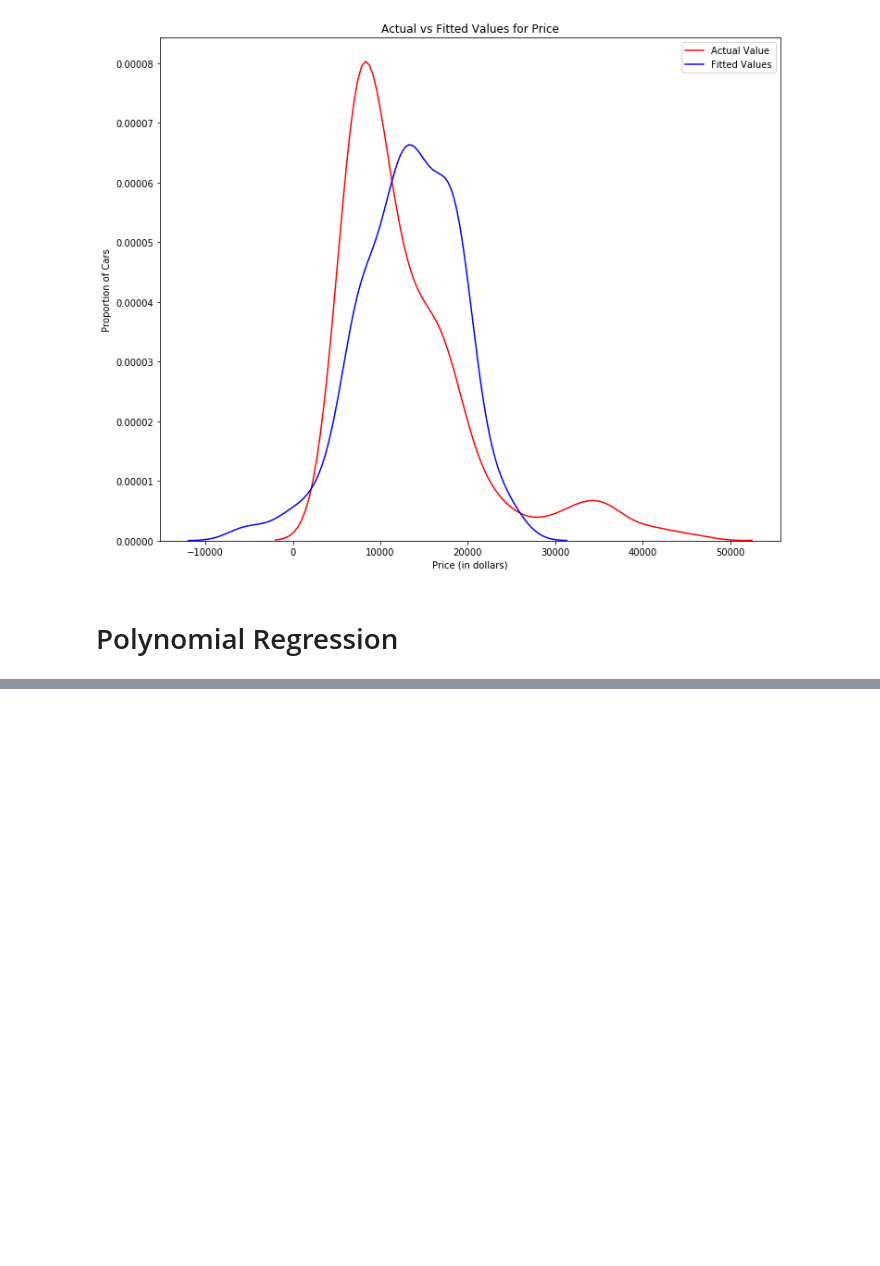
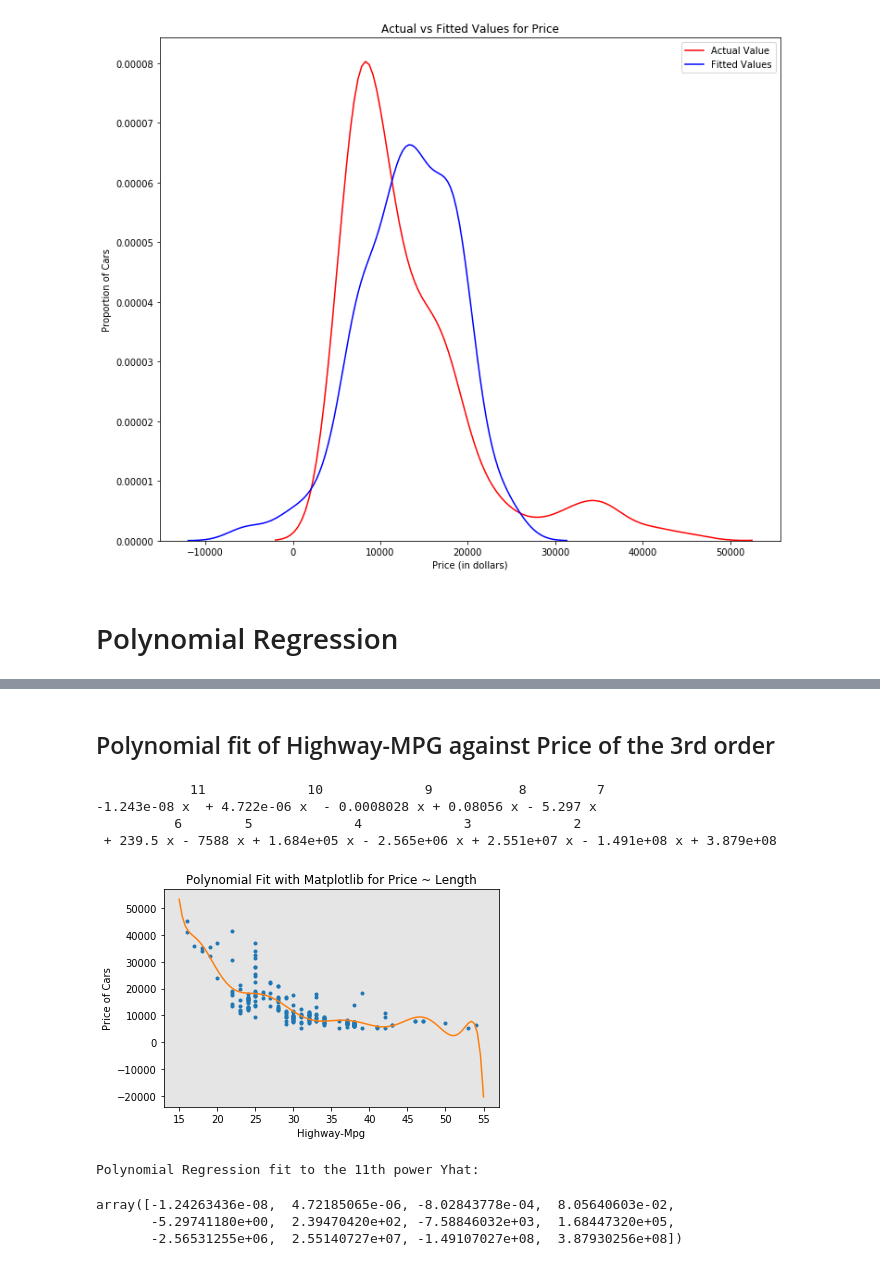
Before and after one commit to sdman135/Cars-project, a Jupyter notebook: Untitled.ipynb, the cells around one changed output, grey strips where cells are left out. Saved outputs shown, nothing was run; the diff lists cells and outputs as text; code cells hidden in the pictures; blank space fills up the shorter version.

```diff
--- a/Untitled.ipynb
+++ b/Untitled.ipynb
@@ -250,0 +273,14 @@ y = df['price']
+# %% [markdown]
+## Polynomial fit of Highway-MPG against Price of the 3rd order
+# %%
+PlotPolly(df['highway-mpg'],df['price'],11)
+# %% [output]
+            11             10             9           8         7
+-1.243e-08 x  + 4.722e-06 x  - 0.0008028 x + 0.08056 x - 5.297 x
+          6        5             4             3             2
+ + 239.5 x - 7588 x + 1.684e+05 x - 2.565e+06 x + 2.551e+07 x - 1.491e+08 x + 3.879e+08
+[figure, added]
+Polynomial Regression fit to the 11th power Yhat:
+array([-1.24263436e-08,  4.72185065e-06, -8.02843778e-04,  8.05640603e-02,
+       -5.29741180e+00,  2.39470420e+02, -7.58846032e+03,  1.68447320e+05,
+       -2.56531255e+06,  2.55140727e+07, -1.49107027e+08,  3.87930256e+08])
```
Also changed, not shown: parts of 3 cells of this notebook.
